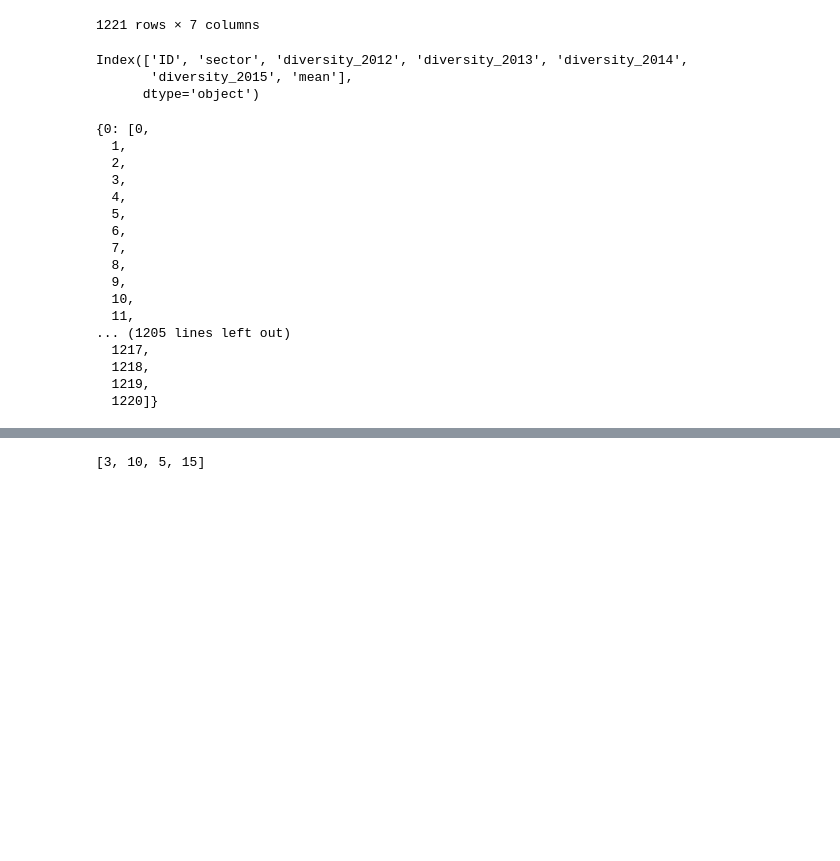
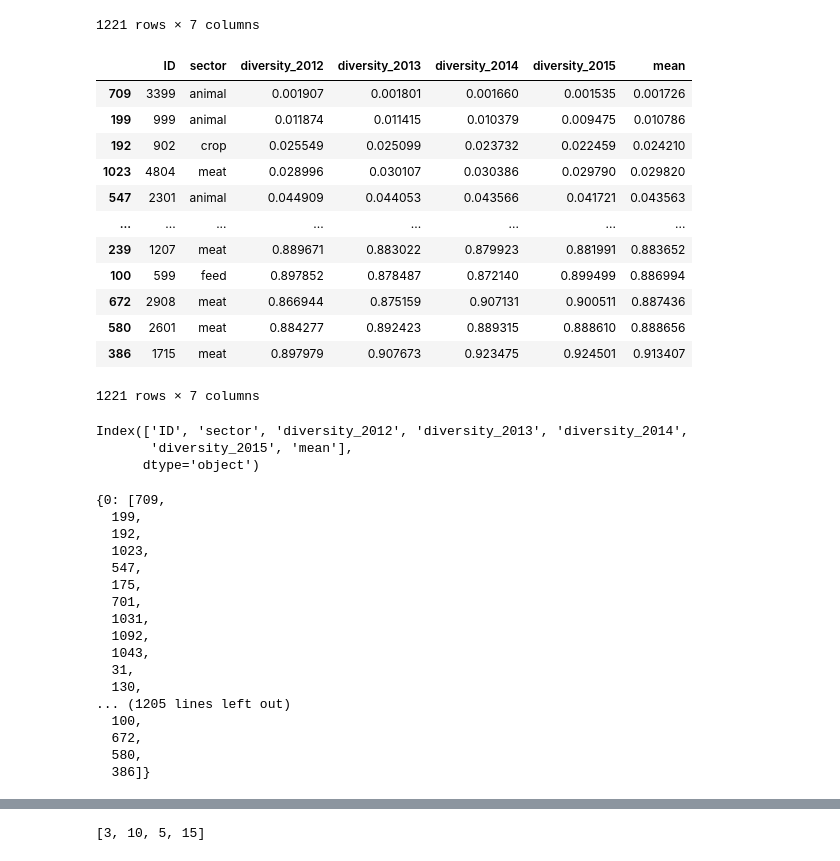
Before and after one commit to vabalaji1/SupplyChainResilliance, a Jupyter notebook: src/paperImplementations/foodShock/foodShockImplementations.ipynb, the cells around one changed output, grey strips where cells are left out. Saved outputs shown, nothing was run; the diff lists cells and outputs as text; code cells hidden in the pictures; blank space fills up the shorter version.

```diff
--- a/src/paperImplementations/foodShock/foodShockImplementations.ipynb
+++ b/src/paperImplementations/foodShock/foodShockImplementations.ipynb
@@ -224,6 +224,23 @@ dfDiversity
 | 1219 | 5699 | feed | 0.397317 | 0.388548 | 0.404616 | 0.418426 | 0.402227 |
 | 1220 | 5699 | meat | 0.527652 | 0.517085 | 0.469619 | 0.467017 | 0.495343 |
 1221 rows × 7 columns
+# %%
+dfDiversity = dfDiversity.sort_values('mean')
+dfDiversity
+# %% [output]
+|  | ID | sector | diversity_2012 | diversity_2013 | diversity_2014 | diversity_2015 | mean |
+| 709 | 3399 | animal | 0.001907 | 0.001801 | 0.001660 | 0.001535 | 0.001726 |
+| 199 | 999 | animal | 0.011874 | 0.011415 | 0.010379 | 0.009475 | 0.010786 |
+| 192 | 902 | crop | 0.025549 | 0.025099 | 0.023732 | 0.022459 | 0.024210 |
+| 1023 | 4804 | meat | 0.028996 | 0.030107 | 0.030386 | 0.029790 | 0.029820 |
+| 547 | 2301 | animal | 0.044909 | 0.044053 | 0.043566 | 0.041721 | 0.043563 |
+| ... | ... | ... | ... | ... | ... | ... | ... |
+| 239 | 1207 | meat | 0.889671 | 0.883022 | 0.879923 | 0.881991 | 0.883652 |
+| 100 | 599 | feed | 0.897852 | 0.878487 | 0.872140 | 0.899499 | 0.886994 |
+| 672 | 2908 | meat | 0.866944 | 0.875159 | 0.907131 | 0.900511 | 0.887436 |
+| 580 | 2601 | meat | 0.884277 | 0.892423 | 0.889315 | 0.888610 | 0.888656 |
+| 386 | 1715 | meat | 0.897979 | 0.907673 | 0.923475 | 0.924501 | 0.913407 |
+1221 rows × 7 columns
 # %%
 dfDiversity.columns
 # %% [output]
@@ -259,21 +276,21 @@ divList.append(curDiv/204)
 
 bins
 # %% [output]
-{0: [0,
-  1,
-  2,
-  3,
-  4,
-  5,
-  6,
-  7,
-  8,
-  9,
-  10,
-  11,
+{0: [709,
+  199,
+  192,
+  1023,
+  547,
+  175,
+  701,
+  1031,
+  1092,
+  1043,
+  31,
+  130,
 ... (1205 lines left out)
-  1217,
-  1218,
-  1219,
-  1220]}
+  100,
+  672,
+  580,
+  386]}
 # %%
```
Also changed, not shown: parts of 12 cells of this notebook.
